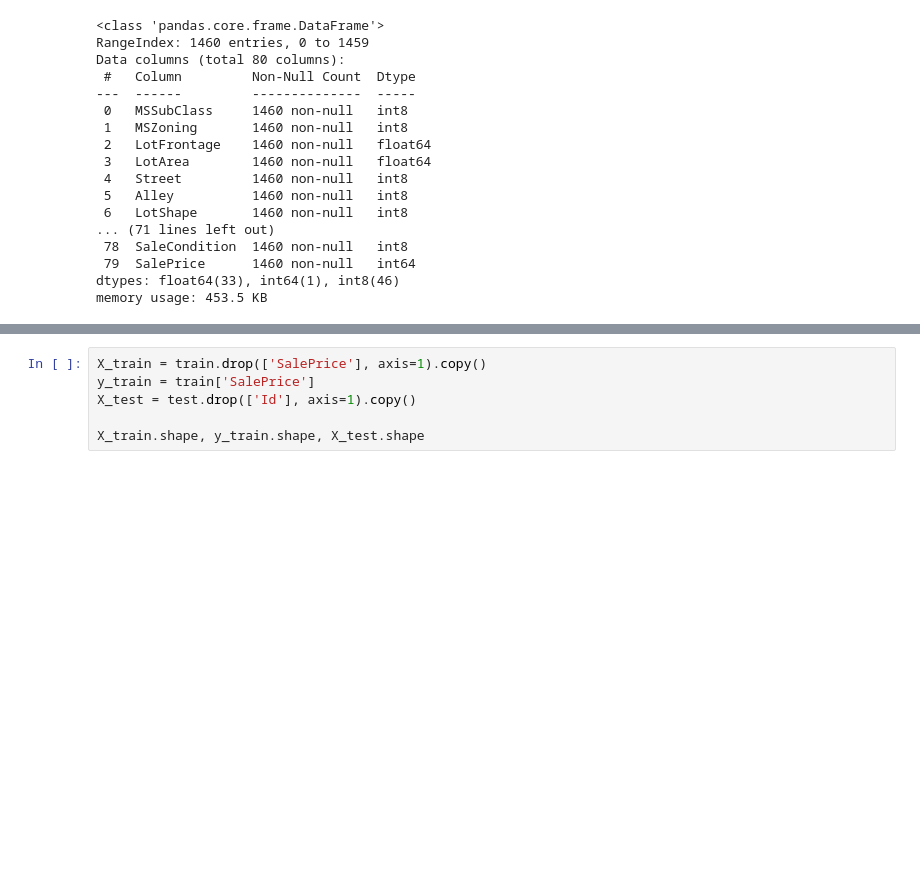
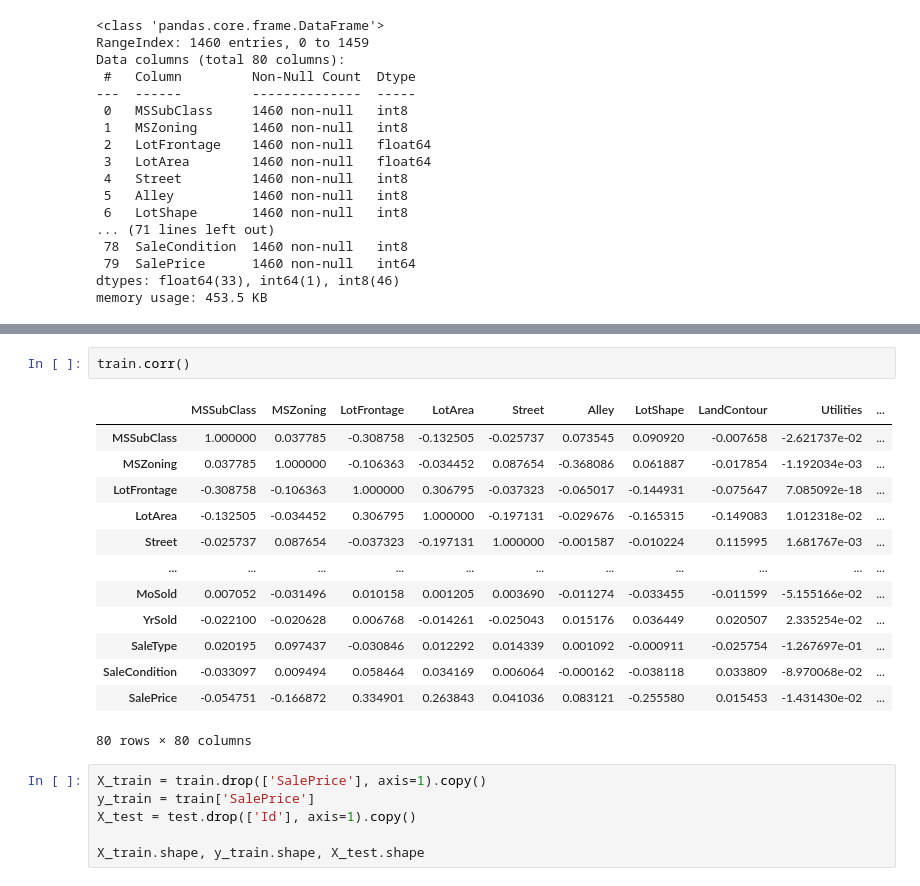
Before and after one commit to JunseopYoon/AI-ML, a Jupyter notebook: House.ipynb, the cells around one changed output, grey strips where cells are left out. Saved outputs shown, nothing was run; the diff lists cells and outputs as text; blank space fills up the shorter version.

```diff
--- a/House.ipynb
+++ b/House.ipynb
@@ -129,3 +154,19 @@ memory usage: 453.5 KB
+# %%
+train.corr()
+# %% [output]
+|  | MSSubClass | MSZoning | LotFrontage | LotArea | Street | Alley | LotShape | LandContour | Utilities | ... |
+| MSSubClass | 1.000000 | 0.037785 | -0.308758 | -0.132505 | -0.025737 | 0.073545 | 0.090920 | -0.007658 | -2.621737e-02 | ... |
+| MSZoning | 0.037785 | 1.000000 | -0.106363 | -0.034452 | 0.087654 | -0.368086 | 0.061887 | -0.017854 | -1.192034e-03 | ... |
+| LotFrontage | -0.308758 | -0.106363 | 1.000000 | 0.306795 | -0.037323 | -0.065017 | -0.144931 | -0.075647 | 7.085092e-18 | ... |
+| LotArea | -0.132505 | -0.034452 | 0.306795 | 1.000000 | -0.197131 | -0.029676 | -0.165315 | -0.149083 | 1.012318e-02 | ... |
+| Street | -0.025737 | 0.087654 | -0.037323 | -0.197131 | 1.000000 | -0.001587 | -0.010224 | 0.115995 | 1.681767e-03 | ... |
+| ... | ... | ... | ... | ... | ... | ... | ... | ... | ... | ... |
+| MoSold | 0.007052 | -0.031496 | 0.010158 | 0.001205 | 0.003690 | -0.011274 | -0.033455 | -0.011599 | -5.155166e-02 | ... |
+| YrSold | -0.022100 | -0.020628 | 0.006768 | -0.014261 | -0.025043 | 0.015176 | 0.036449 | 0.020507 | 2.335254e-02 | ... |
+| SaleType | 0.020195 | 0.097437 | -0.030846 | 0.012292 | 0.014339 | 0.001092 | -0.000911 | -0.025754 | -1.267697e-01 | ... |
+| SaleCondition | -0.033097 | 0.009494 | 0.058464 | 0.034169 | 0.006064 | -0.000162 | -0.038118 | 0.033809 | -8.970068e-02 | ... |
+| SalePrice | -0.054751 | -0.166872 | 0.334901 | 0.263843 | 0.041036 | 0.083121 | -0.255580 | 0.015453 | -1.431430e-02 | ... |
+80 rows × 80 columns
 # %%
 X_train = train.drop(['SalePrice'], axis=1).copy()
 y_train = train['SalePrice']
```
Also changed, not shown: parts of 28 cells of this notebook, 1 other file.
